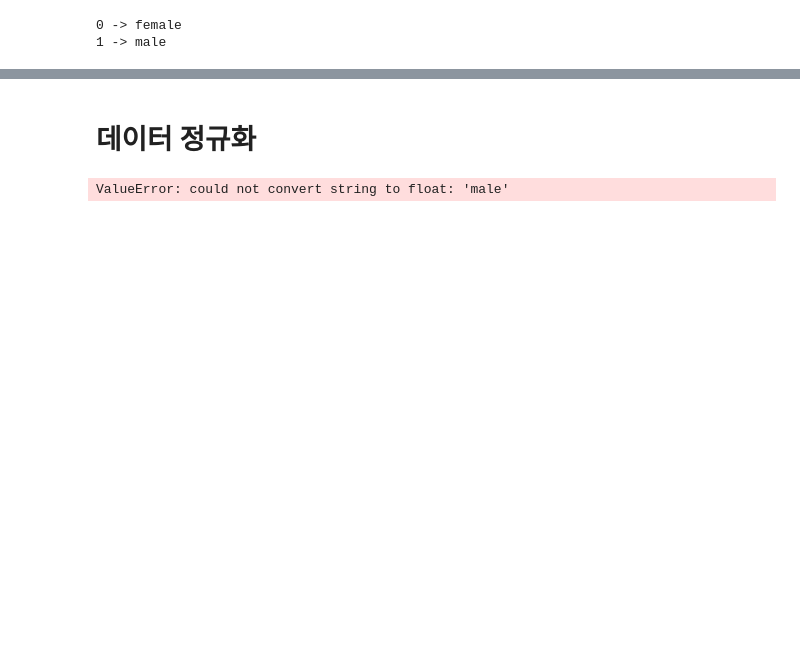
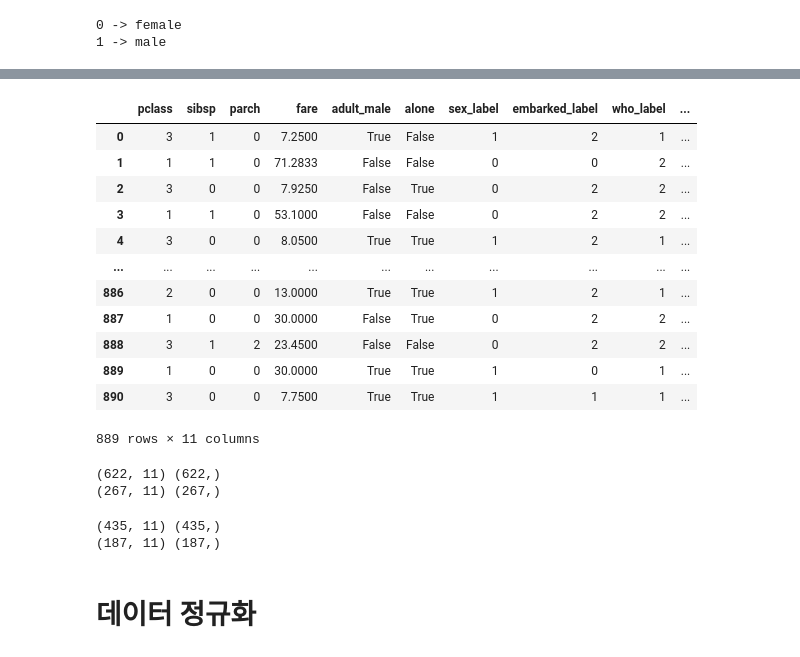
Before and after one commit to msio900/DLearning, a Jupyter notebook: titanic.ipynb, the cells around one changed output, grey strips where cells are left out. Cells and saved outputs as stored; diff of their text form; code cells hidden in the pictures; blank space fills up the shorter version.

```diff
--- a/titanic.ipynb
+++ b/titanic.ipynb
@@ -74,7 +132,43 @@ ValueError: y should be a 1d array, got an array of shape (891, 5) instead.
+# %%
+x_data_fi = x_data.drop(['sex','class','who','embark_town','alive', 'embarked'], axis=1)
+x_data_fi
+# %% [output]
+|  | pclass | sibsp | parch | fare | adult_male | alone | sex_label | embarked_label | who_label | ... |
+| 0 | 3 | 1 | 0 | 7.2500 | True | False | 1 | 2 | 1 | ... |
+| 1 | 1 | 1 | 0 | 71.2833 | False | False | 0 | 0 | 2 | ... |
+| 2 | 3 | 0 | 0 | 7.9250 | False | True | 0 | 2 | 2 | ... |
+| 3 | 1 | 1 | 0 | 53.1000 | False | False | 0 | 2 | 2 | ... |
+| 4 | 3 | 0 | 0 | 8.0500 | True | True | 1 | 2 | 1 | ... |
+| ... | ... | ... | ... | ... | ... | ... | ... | ... | ... | ... |
+| 886 | 2 | 0 | 0 | 13.0000 | True | True | 1 | 2 | 1 | ... |
+| 887 | 1 | 0 | 0 | 30.0000 | False | True | 0 | 2 | 2 | ... |
+| 888 | 3 | 1 | 2 | 23.4500 | False | False | 0 | 2 | 2 | ... |
+| 889 | 1 | 0 | 0 | 30.0000 | True | True | 1 | 0 | 1 | ... |
+| 890 | 3 | 0 | 0 | 7.7500 | True | True | 1 | 1 | 1 | ... |
+889 rows × 11 columns
+# %%
+x_train, x_test, y_train, y_test = train_test_split(x_data_fi, y_data,
+                                                    test_size=0.3,
+                                                    random_state=777);
+print(x_train.shape, y_train.shape)
+print(x_test.shape, y_test.shape)
+# %% [output]
+(622, 11) (622,)
+(267, 11) (267,)
+# %%
+x_train, x_vali, y_train, y_vali = train_test_split(x_train, y_train,
+                                                    test_size=0.3,
+                                                    random_state=777
+                                                    );
+print(x_train.shape, y_train.shape)
+print(x_vali.shape, y_vali.shape)
+# %% [output]
+(435, 11) (435,)
+(187, 11) (187,)
 # %% [markdown]
 # 데이터 정규화
 # %%
 from sklearn.preprocessing import MinMaxScaler;
-x_data_scaled = MinMaxScaler().fit_transform(x_data);
+x_train_scaler = MinMaxScaler().fit_transform(x_train)
+x_vali_scaler = MinMaxScaler().fit_transform(x_vali)
+x_test_scaler = MinMaxScaler().fit_transform(x_test)
-# %% [output]
-ValueError: could not convert string to float: 'male'
```
Also changed, not shown: parts of 17 cells of this notebook, 1 other file.
